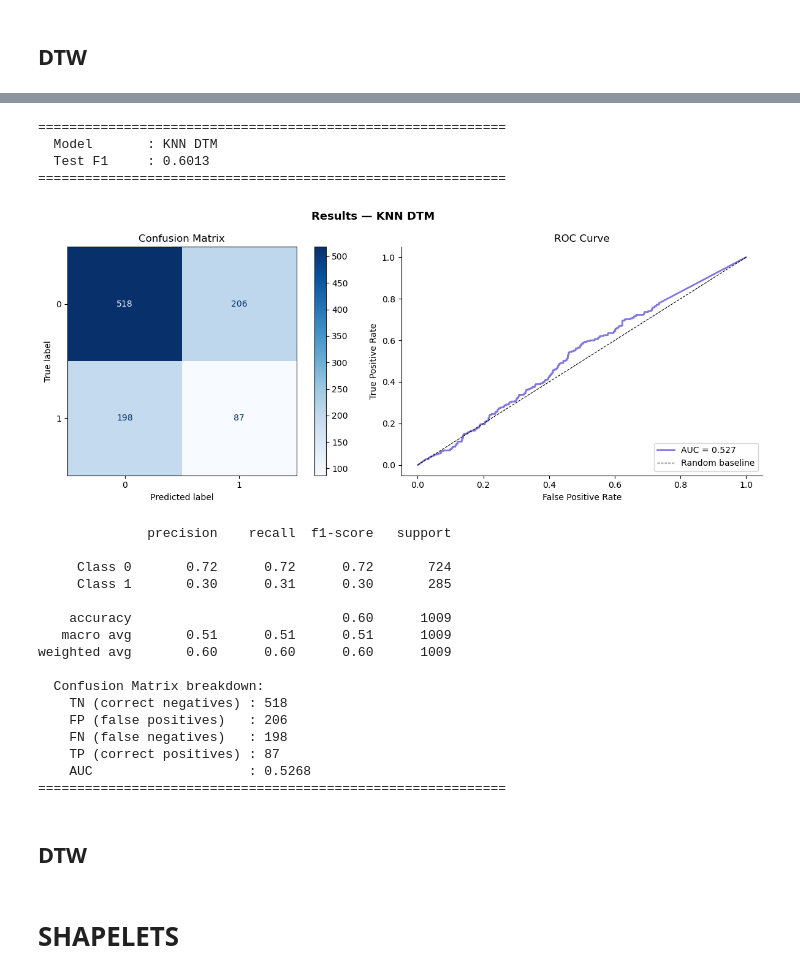
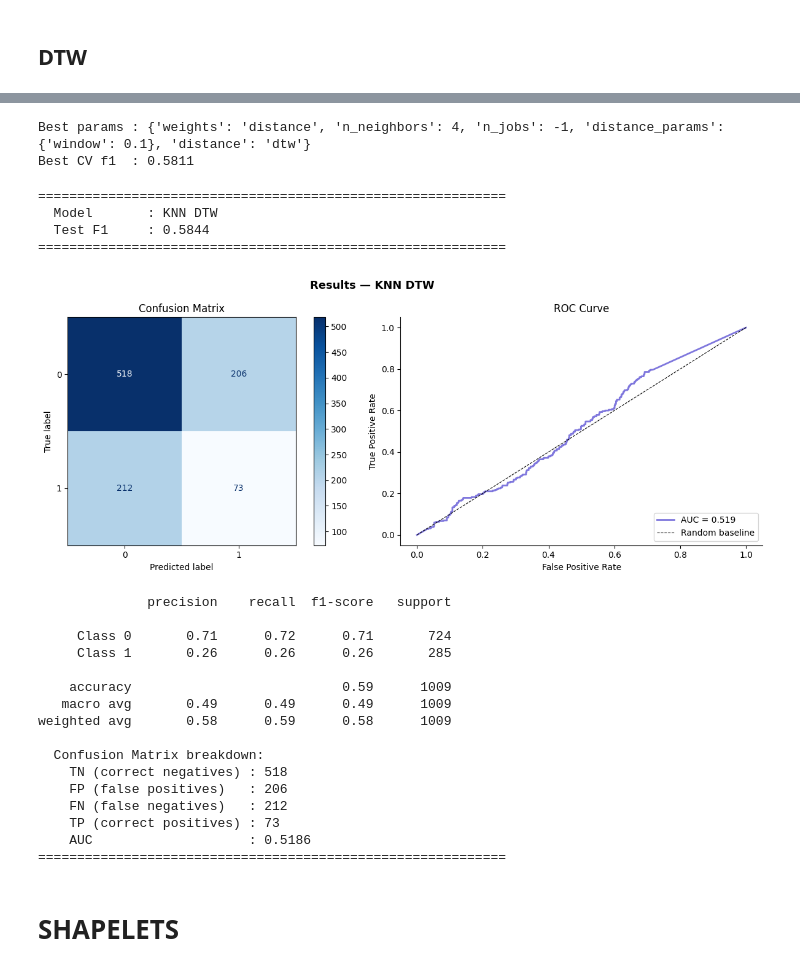
Before and after one commit to alicecalderini/DATAMINING_2-Project, a Jupyter notebook: 10. TIME SERIES/2. TS CLASSIFICATION.ipynb, the cells around one changed output, grey strips where cells are left out. Cells and saved outputs as stored; diff of their text form; code cells hidden in the pictures.

```diff
--- a/10. TIME SERIES/2. TS CLASSIFICATION.ipynb
+++ b/10. TIME SERIES/2. TS CLASSIFICATION.ipynb
@@ -271,29 +340,27 @@ y_test  balance: [724 285]
 # %% [markdown]
 ## euclidean
 # %%
-from sklearn.model_selection import RandomizedSearchCV, KFold
+from sklearn.model_selection import RandomizedSearchCV, StratifiedKFold
 
 random_state = 42
 
 param_list = {
-    'n_neighbors': [4, 8, 16, 32, 64, 128],
-    'weights': ['uniform', 'distance','balanced'],
-    'distance': ['euclidean'],
-    'n_jobs': [-1]
+    "n_neighbors" : [4, 8, 16, 32, 64, 128],
+    "weights"     : ["uniform", "distance"],
+    "distance"    : ["euclidean"],
+    "n_jobs"      : [-1]
 }
 
 random_search = RandomizedSearchCV(
     KNeighborsTimeSeriesClassifier(),
     param_distributions = param_list,
-    cv                  = KFold(n_splits=5, shuffle=True, random_state=random_state),
-    scoring             = 'f1_macro',
+    cv                  = StratifiedKFold(n_splits=5, shuffle=True, random_state=random_state),
+    scoring             = "f1_macro",
     n_jobs              = -1,
     refit               = True,
-    n_iter              = 5,
+    n_iter              = 10,
     random_state        = random_state
 )
 
 random_search.fit(X_train, y_train)
-print(f"Best params : {random_search.best_params_}")
-print(f"Best CV f1  : {random_search.best_score_:.4f}")
 # %% [output]
@@ -357,8 +412,8 @@ weighted avg       0.61      0.59      0.60      1009
 random_state = 42
 
 param_list = {
-    "n_neighbors" : [4],
-    "weights"     : ["distance","balanced"],
+    'n_neighbors': [4, 8, 16, 32, 64, 128],
+    'weights': ['uniform', 'distance'],
     "distance"    : ["dtw"],
     "distance_params": [
         {"window": 0.05},   # very tight band — 10 steps
@@ -371,15 +426,13 @@ param_list = {
 random_search_dtw = RandomizedSearchCV(
     KNeighborsTimeSeriesClassifier(),
     param_distributions = param_list,
-    cv                  = KFold(n_splits=5, shuffle=True, random_state=random_state),
+    cv                  = StratifiedKFold(n_splits=5, shuffle=True, random_state=random_state),
     scoring             = "f1_macro",
     n_jobs              = -1,
     refit               = True,
-    n_iter              = 3,            # one per window size
+    n_iter              = 10,
     random_state        = random_state
 )
 
 random_search_dtw.fit(X_train, y_train)
-print(f"Best params : {random_search.best_params_}")
-print(f"Best CV f1  : {random_search.best_score_:.4f}")
 # %% [output]
@@ -405,31 +449,35 @@ Best CV f1  : 0.5770
+# %%
+print(f"Best params : {random_search_dtw.best_params_}")
+print(f"Best CV f1  : {random_search_dtw.best_score_:.4f}")
+# %% [output]
+Best params : {'weights': 'distance', 'n_neighbors': 4, 'n_jobs': -1, 'distance_params': {'window': 0.1}, 'distance': 'dtw'}
+Best CV f1  : 0.5811
 # %%
 print_classification_results(
     best_model  = random_search_dtw.best_estimator_,
     X_test      = X_test,
     y_test      = y_test,
-    model_name  = "KNN DTM"
+    model_name  = "KNN DTW"
 )
 # %% [output]
 ============================================================
-  Model       : KNN DTM
-  Test F1     : 0.6013
+  Model       : KNN DTW
+  Test F1     : 0.5844
 ============================================================
-[figure, old version]
+[figure, new version]
               precision    recall  f1-score   support
 
-     Class 0       0.72      0.72      0.72       724
-     Class 1       0.30      0.31      0.30       285
+     Class 0       0.71      0.72      0.71       724
+     Class 1       0.26      0.26      0.26       285
 
-    accuracy                           0.60      1009
-   macro avg       0.51      0.51      0.51      1009
-weighted avg       0.60      0.60      0.60      1009
+    accuracy                           0.59      1009
+   macro avg       0.49      0.49      0.49      1009
+weighted avg       0.58      0.59      0.58      1009
 
   Confusion Matrix breakdown:
     TN (correct negatives) : 518
     FP (false positives)   : 206
-    FN (false negatives)   : 198
-    TP (correct positives) : 87
-    AUC                    : 0.5268
+    FN (false negatives)   : 212
+    TP (correct positives) : 73
+    AUC                    : 0.5186
 ============================================================
-# %% [markdown]
-## DTW
```
Also changed, not shown: parts of 19 cells of this notebook, 7 other files.
